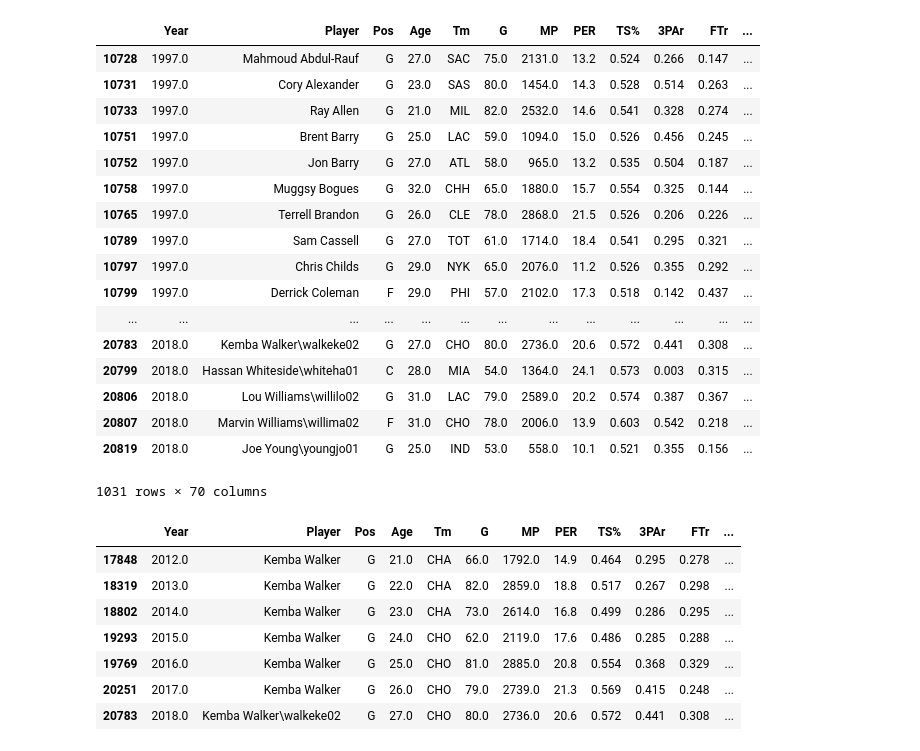
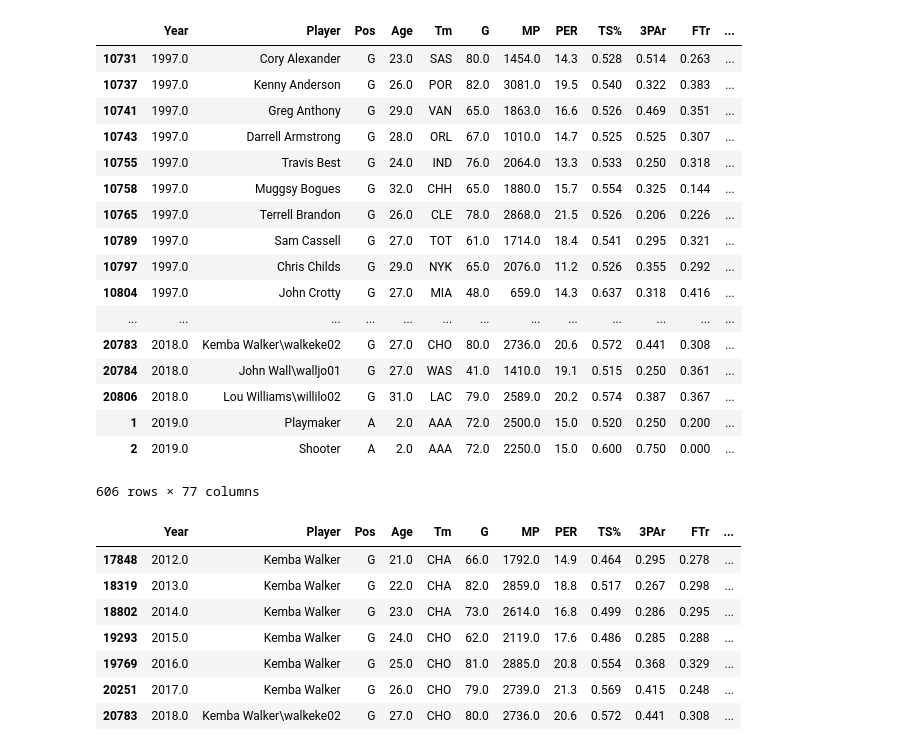
Before and after one commit to kfw322/BBallStatsNerd, a Jupyter notebook: Classifications.ipynb, the cells around one changed output. Drawn from its saved outputs; the diff is of its cells as text; code cells hidden in the pictures.

```diff
--- a/Classifications.ipynb
+++ b/Classifications.ipynb
@@ -59,0 +67,10 @@ Cumulative Explained Variance: 0.3329007214848214
+# %%
+X = modern_data[["3PAr", "FTr", "TRB%", "AST%", "STL%", "BLK%", "TOV%", "USG%", "TS%", "AST/36", "PTS/36", "DWS", "DBPM","PPS_00-02 At Rim","PPS_03-08 Near Rim","PPS_09-12 Short Range","PPS_13-17 Mid Range","PPS_18-23 Long Jumper","PPS_24-27 Three","PPS_28-34 Deep"]]#[["PPS_00-02 At Rim","PPS_03-08 Near Rim","PPS_09-12 Short Range","PPS_13-17 Mid Range","PPS_18-23 Long Jumper","PPS_24-27 Three","PPS_28-34 Deep","PPS_35-46 Near Half","TRB/36", "AST/36", "STL/36", "BLK/36", "PTS/36", "OWS", "DWS", "OBPM", "DBPM", "3PAr", "FTr", "TRB%", "AST%", "STL%", "BLK%", "TOV%", "USG%"]]
+y = modern_data["Pos"]
+
+scaler = StandardScaler()
+X_scaled = scaler.fit_transform(X)
+pca = PCA(n_components=2)
+pca.fit(X_scaled)
+X_pca = pca.transform(X_scaled)
+print("Cumulative Explained Variance:", pca.explained_variance_ratio_.sum())
@@ -60,5 +79,5 @@ Cumulative Explained Variance: 0.3329007214848214
 # %%
-LDA = LinearDiscriminantAnalysis(n_components=2, solver='eigen', shrinkage="auto")
+LDA = LinearDiscriminantAnalysis(n_components=2, solver='eigen')
 LDA_reduced_df = LDA.fit(X_scaled,y).transform(X_scaled)
 LDA.score(X_scaled,y)
 # %% [output]
@@ -68,12 +87,12 @@ def kmeans(reduced_data, n_clusters):
     """
     performs kmeans clustering and returns labels, centroids, inertia, and silhouette score
     """
-    kmeans = KMeans(n_clusters=n_clusters, random_state=2)
+    kmeans = KMeans(n_clusters=n_clusters)
     kmeans = kmeans.fit(reduced_data)
     labels = kmeans.labels_
     centroids = kmeans.cluster_centers_
     inertia = kmeans.inertia_
-    sil_score = metrics.silhouette_score(reduced_data, kmeans.labels_, metric='euclidean')
+    sil_score = metrics.silhouette_score(reduced_data, kmeans.labels_, metric='sqeuclidean')
 
     data_dictionary = {
         "labels": labels,
@@ -98,5 +117,5 @@ def find_best_cluster(data,a,b):
     plt.plot(range(a,b), scores)
     plt.title("""Measuring Silhouette Score to Find Best Cluster""")
     print("best silhouette score:", np.max(scores))
-find_best_cluster(LDA_reduced_df,3,15)
+find_best_cluster(LDA_reduced_df,7,15)
 # %% [output]
@@ -167,11 +186,11 @@ def feature_importance(cluster_data, league_data):
 
     return features
 # %%
-i = 2
+i = 0
 mask = (modern_data['Cluster'] == i)
 
-cluster_data = modern_data[mask][["3PAr", "FTr", "TRB%", "AST%", "STL%", "BLK%", "TOV%", "USG%", "PPS_00-02 At Rim","PPS_03-08 Near Rim","PPS_09-12 Short Range","PPS_13-17 Mid Range","PPS_18-23 Long Jumper","PPS_24-27 Three","PPS_28-34 Deep","PPS_35-46 Near Half","PPS_47-94 Backcourt","Points_00-02 At Rim","Points_03-08 Near Rim","Points_09-12 Short Range","Points_13-17 Mid Range","Points_18-23 Long Jumper","Points_24-27 Three","Points_28-34 Deep","Points_35-46 Near Half","Points_47-94 Backcourt"]]
-league_data = modern_data[["3PAr", "FTr", "TRB%", "AST%", "STL%", "BLK%", "TOV%", "USG%", "PPS_00-02 At Rim","PPS_03-08 Near Rim","PPS_09-12 Short Range","PPS_13-17 Mid Range","PPS_18-23 Long Jumper","PPS_24-27 Three","PPS_28-34 Deep","PPS_35-46 Near Half","PPS_47-94 Backcourt","Points_00-02 At Rim","Points_03-08 Near Rim","Points_09-12 Short Range","Points_13-17 Mid Range","Points_18-23 Long Jumper","Points_24-27 Three","Points_28-34 Deep","Points_35-46 Near Half","Points_47-94 Backcourt"]]
+cluster_data = modern_data[mask][["3PAr", "FTr", "TRB%", "AST%", "STL%", "BLK%", "TOV%", "USG%", "TS%", "AST/36", "PTS/36", "DWS", "DBPM","PPS_00-02 At Rim","PPS_03-08 Near Rim","PPS_09-12 Short Range","PPS_13-17 Mid Range","PPS_18-23 Long Jumper","PPS_24-27 Three","PPS_28-34 Deep"]]
+league_data = modern_data[["3PAr", "FTr", "TRB%", "AST%", "STL%", "BLK%", "TOV%", "USG%", "TS%", "AST/36", "PTS/36", "DWS", "DBPM","PPS_00-02 At Rim","PPS_03-08 Near Rim","PPS_09-12 Short Range","PPS_13-17 Mid Range","PPS_18-23 Long Jumper","PPS_24-27 Three","PPS_28-34 Deep"]]
 
 scaler = StandardScaler()
 scaled_data = scaler.fit_transform(cluster_data)
@@ -183,13 +202,14 @@ npmc = np.mean(cluster_data)
 npml = np.mean(league_data)
 
 features = pd.DataFrame(list(zip(cluster_data.columns, pca.components_[0], npmc, npml)), columns=['Feature', 'Importance', 'Cluster Average', 'League Average']).sort_values('Importance', ascending=False)#.head(10)
-features["%diff"] = (features["Cluster Average"]-features["League Average"])/features["League Average"] *100
+features["%diff"] = (features["Cluster Average"]-features["League Average"])/abs(features["League Average"]) *100
+features["Cluster"] = i
+features["level"] = np.where((features["%diff"] < -70), "F",
+                             np.where((features["%diff"] < -20), "D",
+                             np.where((features["%diff"] < 20), "C",
+                             np.where((features["%diff"] < 70), "B",
+                             "A"
+                            ))))
 
-features["level"] = np.where((features["%diff"] < -.7), "Bad",
-                             np.where((features["%diff"] < -.2), "Subpar",
-                             np.where((features["%diff"] < .2), "Neutral",
-                             np.where((features["%diff"] < .7), "Above par",
-                             "Great"
-                            ))))
 features
 # %% [output]
@@ -215,24 +233,24 @@ modern_data.to_csv("test.csv")
 # %%
-modern_data.loc[(modern_data["Cluster"]==i) & (modern_data["Year"] > 1996)]
+modern_data.loc[modern_data["Cluster"]==i]
 # %% [output]
 |  | Year | Player | Pos | Age | Tm | G | MP | PER | TS% | 3PAr | FTr | ... |
-| 10728 | 1997.0 | Mahmoud Abdul-Rauf | G | 27.0 | SAC | 75.0 | 2131.0 | 13.2 | 0.524 | 0.266 | 0.147 | ... |
 | 10731 | 1997.0 | Cory Alexander | G | 23.0 | SAS | 80.0 | 1454.0 | 14.3 | 0.528 | 0.514 | 0.263 | ... |
-| 10733 | 1997.0 | Ray Allen | G | 21.0 | MIL | 82.0 | 2532.0 | 14.6 | 0.541 | 0.328 | 0.274 | ... |
-| 10751 | 1997.0 | Brent Barry | G | 25.0 | LAC | 59.0 | 1094.0 | 15.0 | 0.526 | 0.456 | 0.245 | ... |
-| 10752 | 1997.0 | Jon Barry | G | 27.0 | ATL | 58.0 | 965.0 | 13.2 | 0.535 | 0.504 | 0.187 | ... |
+| 10737 | 1997.0 | Kenny Anderson | G | 26.0 | POR | 82.0 | 3081.0 | 19.5 | 0.540 | 0.322 | 0.383 | ... |
+| 10741 | 1997.0 | Greg Anthony | G | 29.0 | VAN | 65.0 | 1863.0 | 16.6 | 0.526 | 0.469 | 0.351 | ... |
+| 10743 | 1997.0 | Darrell Armstrong | G | 28.0 | ORL | 67.0 | 1010.0 | 14.7 | 0.525 | 0.525 | 0.307 | ... |
+| 10755 | 1997.0 | Travis Best | G | 24.0 | IND | 76.0 | 2064.0 | 13.3 | 0.533 | 0.250 | 0.318 | ... |
 | 10758 | 1997.0 | Muggsy Bogues | G | 32.0 | CHH | 65.0 | 1880.0 | 15.7 | 0.554 | 0.325 | 0.144 | ... |
 | 10765 | 1997.0 | Terrell Brandon | G | 26.0 | CLE | 78.0 | 2868.0 | 21.5 | 0.526 | 0.206 | 0.226 | ... |
 | 10789 | 1997.0 | Sam Cassell | G | 27.0 | TOT | 61.0 | 1714.0 | 18.4 | 0.541 | 0.295 | 0.321 | ... |
 | 10797 | 1997.0 | Chris Childs | G | 29.0 | NYK | 65.0 | 2076.0 | 11.2 | 0.526 | 0.355 | 0.292 | ... |
-| 10799 | 1997.0 | Derrick Coleman | F | 29.0 | PHI | 57.0 | 2102.0 | 17.3 | 0.518 | 0.142 | 0.437 | ... |
+| 10804 | 1997.0 | John Crotty | G | 27.0 | MIA | 48.0 | 659.0 | 14.3 | 0.637 | 0.318 | 0.416 | ... |
 | ... | ... | ... | ... | ... | ... | ... | ... | ... | ... | ... | ... | ... |
 | 20783 | 2018.0 | Kemba Walker\walkeke02 | G | 27.0 | CHO | 80.0 | 2736.0 | 20.6 | 0.572 | 0.441 | 0.308 | ... |
-| 20799 | 2018.0 | Hassan Whiteside\whiteha01 | C | 28.0 | MIA | 54.0 | 1364.0 | 24.1 | 0.573 | 0.003 | 0.315 | ... |
+| 20784 | 2018.0 | John Wall\walljo01 | G | 27.0 | WAS | 41.0 | 1410.0 | 19.1 | 0.515 | 0.250 | 0.361 | ... |
 | 20806 | 2018.0 | Lou Williams\willilo02 | G | 31.0 | LAC | 79.0 | 2589.0 | 20.2 | 0.574 | 0.387 | 0.367 | ... |
-| 20807 | 2018.0 | Marvin Williams\willima02 | F | 31.0 | CHO | 78.0 | 2006.0 | 13.9 | 0.603 | 0.542 | 0.218 | ... |
-| 20819 | 2018.0 | Joe Young\youngjo01 | G | 25.0 | IND | 53.0 | 558.0 | 10.1 | 0.521 | 0.355 | 0.156 | ... |
+| 1 | 2019.0 | Playmaker | A | 2.0 | AAA | 72.0 | 2500.0 | 15.0 | 0.520 | 0.250 | 0.200 | ... |
+| 2 | 2019.0 | Shooter | A | 2.0 | AAA | 72.0 | 2250.0 | 15.0 | 0.600 | 0.750 | 0.000 | ... |
-1031 rows × 70 columns
+606 rows × 77 columns
 # %%
 modern_data.loc[(modern_data["formatname"]=="KembaWalker")]
 # %% [output]
```
Also changed, not shown: parts of 11 cells of this notebook, 1 other file.
